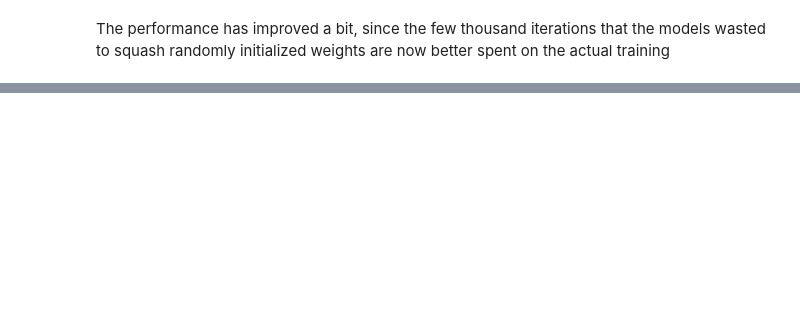
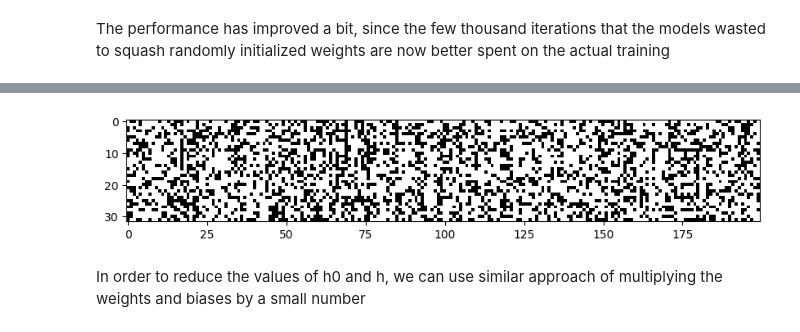
Before and after one commit to suvigyajain0101/NLP, a Jupyter notebook: LLMs/LanguageModelling_RNN.ipynb, the cells around one changed output, grey strips where cells are left out. Cells and saved outputs as stored; diff of their text form; code cells hidden in the pictures; blank space fills up the shorter version.

```diff
--- a/LLMs/LanguageModelling_RNN.ipynb
+++ b/LLMs/LanguageModelling_RNN.ipynb
@@ -385,0 +399,7 @@ But the names generated are meh!
+# %%
+plt.figure(figsize=(10, 5))
+plt.imshow(h.abs() > 0.99, cmap='gray', interpolation='nearest');
+# %% [output]
+[figure, added]
+# %% [markdown]
+In order to reduce the values of h0 and h, we can use similar approach of multiplying the weights and biases by a small number
```
Also changed, not shown: parts of 23 cells of this notebook.
